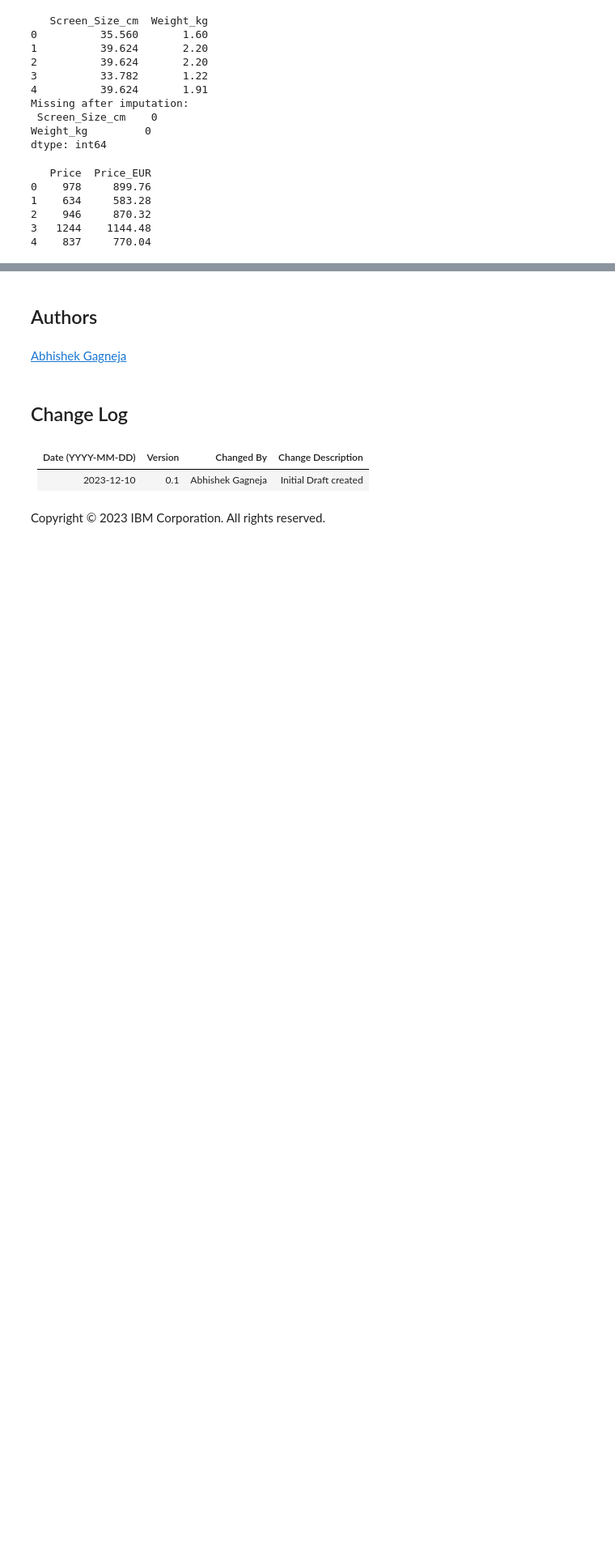
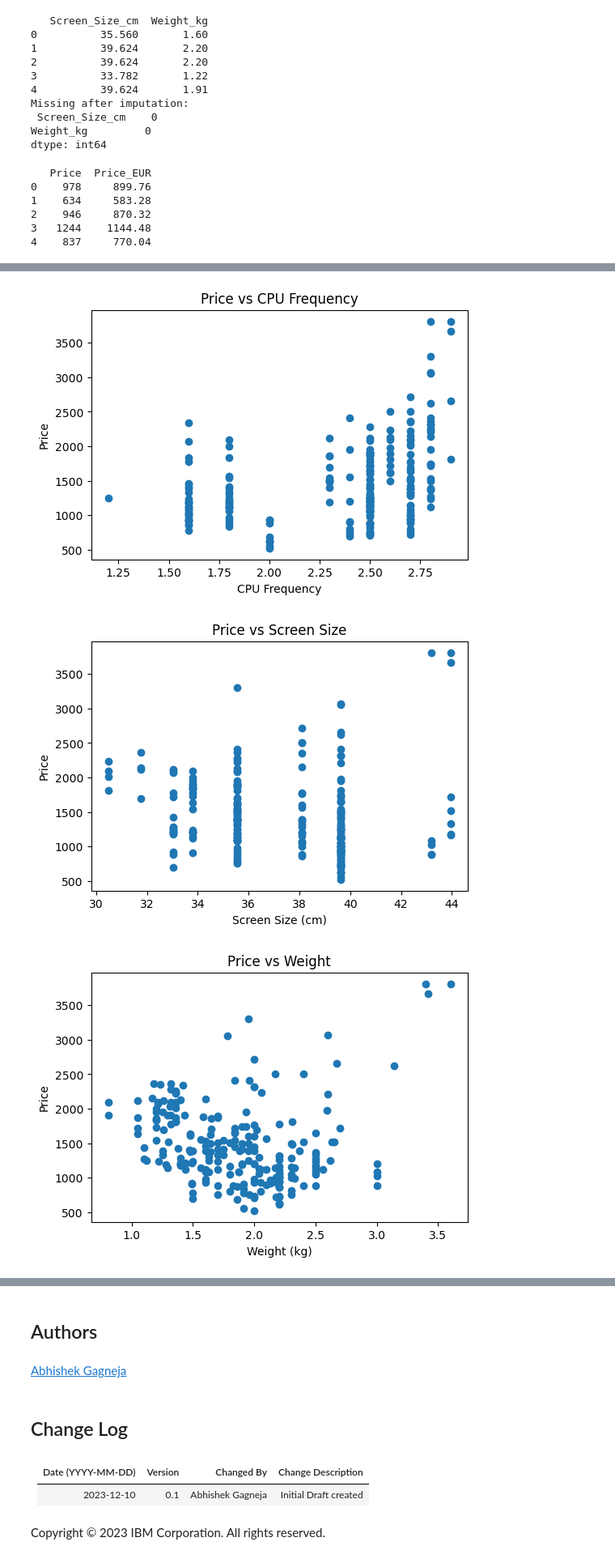
Before and after one commit to ayush-0410/Practice-Gnerative-AI, a Jupyter notebook: jupyter_lite_for_test.jupyterlite.ipynb, the cells around one changed output, grey strips where cells are left out. Shown at 81% size. Saved outputs shown, nothing was run; the diff lists cells and outputs as text; code cells hidden in the pictures; blank space fills up the shorter version.

```diff
--- a/jupyter_lite_for_test.jupyterlite.ipynb
+++ b/jupyter_lite_for_test.jupyterlite.ipynb
@@ -140,0 +190,69 @@ print(df[['Price', 'Price_EUR']].head())
+# %%
+import pandas as pd
+import matplotlib.pyplot as plt
+
+# Load dataset
+df = pd.read_csv('dataset.csv')
+
+# Scatter plots
+plt.figure(figsize=(6,4))
+plt.scatter(df['CPU_frequency'], df['Price'])
+plt.xlabel('CPU Frequency')
+plt.ylabel('Price')
+plt.title('Price vs CPU Frequency')
+plt.show()
+
+plt.figure(figsize=(6,4))
+plt.scatter(df['Screen_Size_cm'], df['Price'])
+plt.xlabel('Screen Size (cm)')
+plt.ylabel('Price')
+plt.title('Price vs Screen Size')
+plt.show()
+
+plt.figure(figsize=(6,4))
+plt.scatter(df['Weight_kg'], df['Price'])
+plt.xlabel('Weight (kg)')
+plt.ylabel('Price')
+plt.title('Price vs Weight')
+plt.show()
+
+# Boxplots
+plt.figure(figsize=(8,4))
+df.boxplot(column='Price', by='Category', rot=45)
+plt.title('Price by Category')
+plt.suptitle('')
+plt.show()
+
+plt.figure(figsize=(8,4))
+df.boxplot(column='Price', by='GPU', rot=45)
+plt.title('Price by GPU')
+plt.suptitle('')
+plt.show()
+
+plt.figure(figsize=(8,4))
+df.boxplot(column='Price', by='OS', rot=45)
+plt.title('Price by OS')
+plt.suptitle('')
+plt.show()
+
+plt.figure(figsize=(8,4))
+df.boxplot(column='Price', by='CPU_core')
+plt.title('Price by CPU Core')
+plt.suptitle('')
+plt.show()
+
+plt.figure(figsize=(8,4))
+df.boxplot(column='Price', by='RAM_GB')
+plt.title('Price by RAM')
+plt.suptitle('')
+plt.show()
+
+plt.figure(figsize=(8,4))
+df.boxplot(column='Price', by='Storage_GB_SSD')
+plt.title('Price by SSD Storage')
+plt.suptitle('')
+plt.show()
+# %% [output]
+[figure, added]
+[figure, added]
+[figure, added]
```
Also changed, not shown: parts of 24 cells of this notebook, 1 other file.
